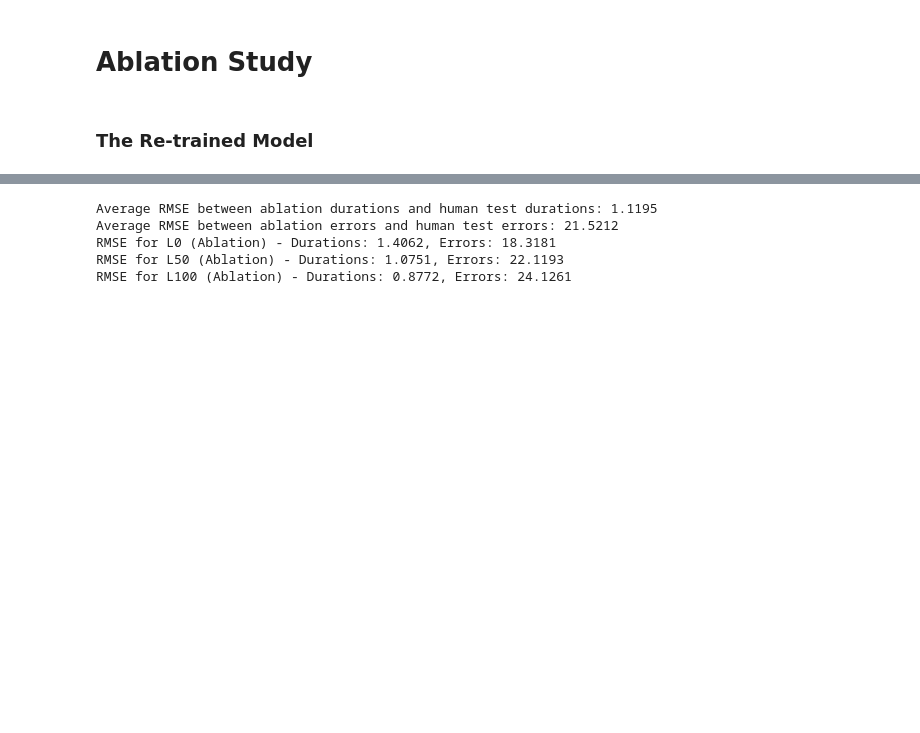
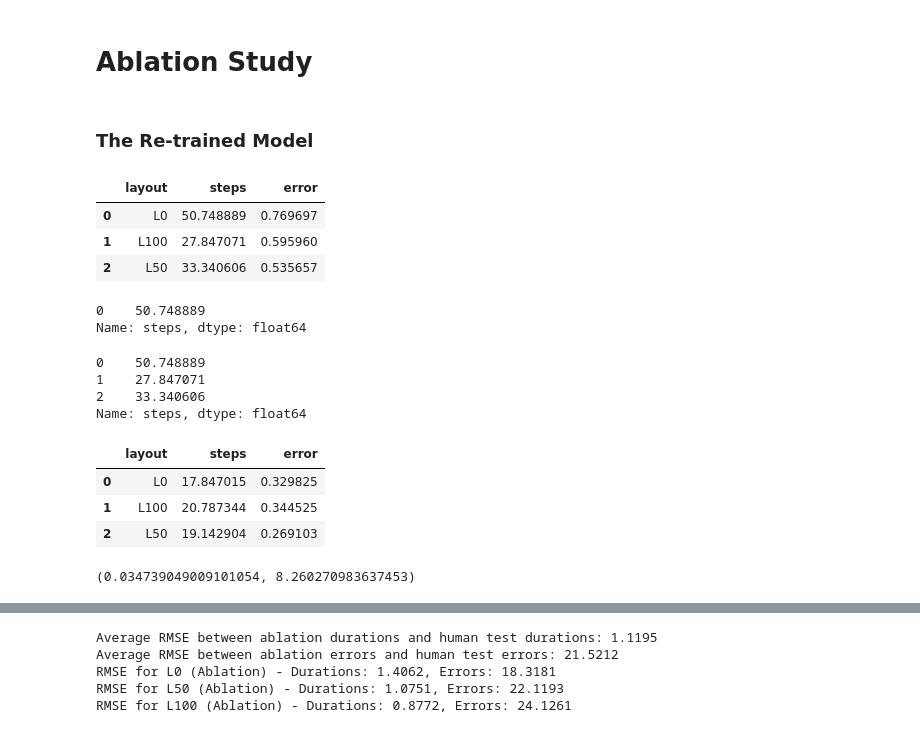
Before and after one commit to BaiYunpeng1949/heads-up-multitasker, a Jupyter notebook: huc/envs/mobile_reading/results/Grid Search for Read Task Resumption.ipynb, the cells around one changed output, grey strips where cells are left out. Saved outputs shown, nothing was run; the diff lists cells and outputs as text; code cells hidden in the pictures; blank space fills up the shorter version.

```diff
--- a/huc/envs/mobile_reading/results/Grid Search for Read Task Resumption.ipynb
+++ b/huc/envs/mobile_reading/results/Grid Search for Read Task Resumption.ipynb
@@ -751,3 +732,33 @@ df_best_params.to_csv(extended_file_name, index=False)
+# %%
+avg_metrics
+# %% [output]
+|  | layout | steps | error |
+| 0 | L0 | 50.748889 | 0.769697 |
+| 1 | L100 | 27.847071 | 0.595960 |
+| 2 | L50 | 33.340606 | 0.535657 |
+# %%
+avg_metrics[avg_metrics['layout'] == 'L0']['steps']
+# %% [output]
+0    50.748889
+Name: steps, dtype: float64
+# %%
+avg_metrics['steps']
+# %% [output]
+0    50.748889
+1    27.847071
+2    33.340606
+Name: steps, dtype: float64
+# %%
+std_metrics
+# %% [output]
+|  | layout | steps | error |
+| 0 | L0 | 17.847015 | 0.329825 |
+| 1 | L100 | 20.787344 | 0.344525 |
+| 2 | L50 | 19.142904 | 0.269103 |
+# %%
+ratio_duration, ratio_error
+# %% [output]
+(0.034739049009101054, 8.260270983637453)
 # %%
 # Read the data
 df = pd.read_csv(extended_file_name)
```
Also changed, not shown: parts of 4 cells of this notebook, 2 other files.
